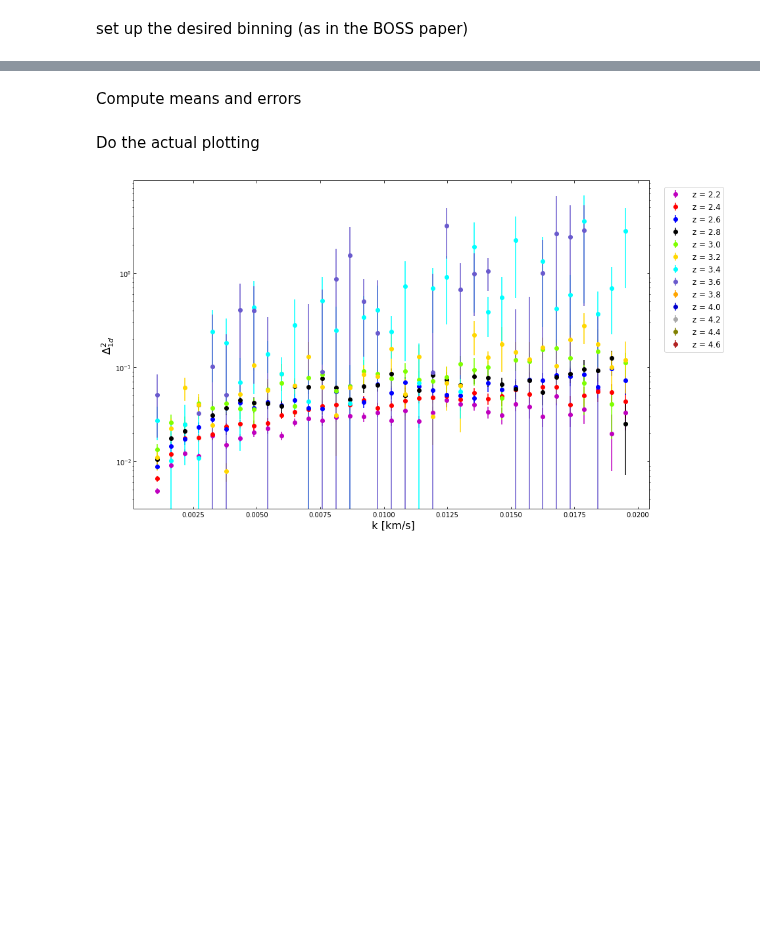
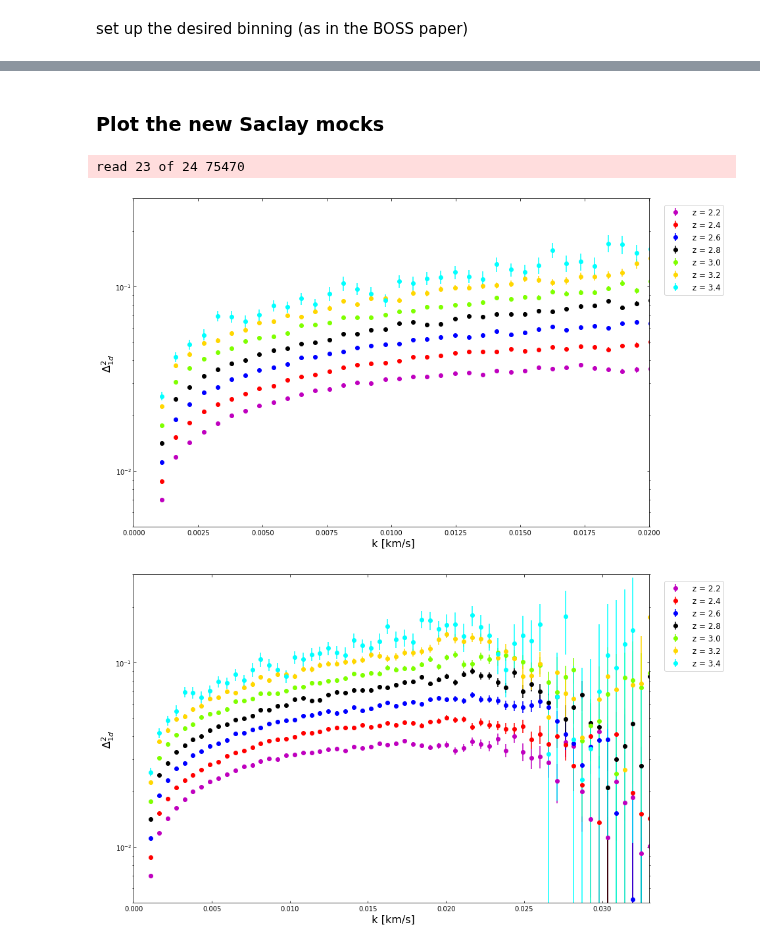
Before and after one commit to igmhub/desi_QA, a Jupyter notebook: Mocks/QA_1dPk.ipynb, the cells around one changed output, grey strips where cells are left out. Saved outputs shown, nothing was run; the diff lists cells and outputs as text; code cells hidden in the pictures; blank space fills up the shorter version.

Commit message:
added new Saclay mocks

```diff
--- a/Mocks/QA_1dPk.ipynb
+++ b/Mocks/QA_1dPk.ipynb
@@ -58,9 +78,8 @@ indir=Path('{}/{}/spectra-16/'.format(mock_base,quick_ver))
 # %% [markdown]
 Output directories/files for the subset of mocks, the delta fields and Pk
 # %%
-outcatfile=Path.home()/'catalogues_small/'/('_'.join(catfile.parts[-4:])[:-5]+'_reduced_rarange{}_decrange{}.fits'.format(rarange,decrange))
-outdir_delta=Path.home()/'res_ascii{}/'.format('_subset_rarange{}_decrange{}'.format(rarange,decrange) if usesubset else '')
-outdir_Pk=Path.home()/'Pk_fits{}/'.format('_subset_rarange{}_decrange{}'.format(rarange,decrange) if usesubset else '')
+outdir_delta=Path.home()/'res_ascii_{}{}/'.format(stringid,'_subset_rarange{}_decrange{}'.format(rarange,decrange) if usesubset else '')
+outdir_Pk=Path.home()/'Pk_fits{}/'.format(stringid,'_subset_rarange{}_decrange{}'.format(rarange,decrange) if usesubset else '')
 # %% [markdown]
 Check that output dirs exist (else create)
 # %%
@@ -188,7 +188,7 @@ args={}
 args['reso_max']=85.
 args['SNR_min']=2.
 args['z_min']=2.1
-args['out_fig']=outdir_Pk/'plot_pk1d_notebook.pdf'
+args['out_fig']=outdir_Pk/'plot_pk1d_notebook'
 # %% [markdown]
 settings for the plot
 # %%
@@ -203,8 +203,8 @@ fontl =12
 # %% [markdown]
 set up the desired binning (as in the BOSS paper)
 # %%
-nb_z_bin=13 #shouldn't this just be len(zbins)
-nb_k_bin=35
+nb_z_bin=7 #13 #BOSS value #shouldn't this just be len(zbins)
+nb_k_bin=60 #BOSS used 35
 k_inf=0.000813
 k_bin_dist=0.000542
 k_sup=k_inf + nb_k_bin*k_bin_dist
@@ -226,2 +210,0 @@ search for all P(k) files
-# %%
-fi = glob.glob("{}/*.fits.gz".format(outdir_Pk))
@@ -270,2 +293,0 @@ read 2 of 3 208
-# %% [markdown]
-Compute means and errors
@@ -275,30 +294,8 @@ errorPk = sp.where(sum!=0,sp.sqrt(((sumPk2/sum)-meanPk**2)/sum),0.0)
-# %% [markdown]
-Do the actual plotting
-# %%
-fig = plt.figure(figsize = (16, 8))
-ax = fig.add_subplot(111)
-plt.yscale('log')
-
-for iz in range(nb_z_bin) :
-    z = 2.2 + iz*0.2
-    #ax.errorbar(k,meanPk[iz,:], yerr =errorPk[iz,:], fmt = 'o', color = colors[iz], markersize = s, label =r'\bf {:1.1f} $\displaystyle <$ z $\displaystyle <$ {:1.1f}'.format(z-0.1,z+0.1))
-    ax.errorbar(k,meanPk[iz,:], yerr =errorPk[iz,:], fmt = 'o', color = colors[iz], markersize = s, label =r' z = {:1.1f}'.format(z))
-
-#ax.set_xlabel(r'\bf $\displaystyle k [km.s^{-1}]$', fontsize = fontt)
-ax.set_xlabel(r' k [km/s]', fontsize = fontt)
-#ax.set_ylabel(r'\bf $\displaystyle \Delta^2_{\mathrm{1d}}(k) $', fontsize=fontt, labelpad=-1)
-ax.set_ylabel(r'$\Delta^2_{1d}$ ', fontsize=fontt, labelpad=-1)
-ax.xaxis.set_ticks_position('both')
-ax.xaxis.set_tick_params(direction='in')
-ax.yaxis.set_ticks_position('both')
-ax.yaxis.set_tick_params(direction='in')
-ax.xaxis.set_tick_params(labelsize=fontlab)
-ax.yaxis.set_tick_params(labelsize=fontlab)
-
-handles, labels = ax.get_legend_handles_labels()
-lgd = ax.legend(handles, labels, loc=2, bbox_to_anchor=(1.03, 0.98), borderaxespad=0.,fontsize = fontl)
-fig.subplots_adjust(top=0.98,bottom=0.114,left=0.078,right=0.758,hspace=0.2,wspace=0.2)
-
-fig.savefig(figure_file, transparent=False)
-# %% [output]
-[figure, removed]
+# %% [markdown]
+### Plot the new Saclay mocks
+# %%
+plot_data(outdir_Pk)
+# %% [output]
+read 23 of 24 75470
+[figure, added]
+[figure, added]
```
Also changed, not shown: parts of 39 cells of this notebook, 2 other files.
